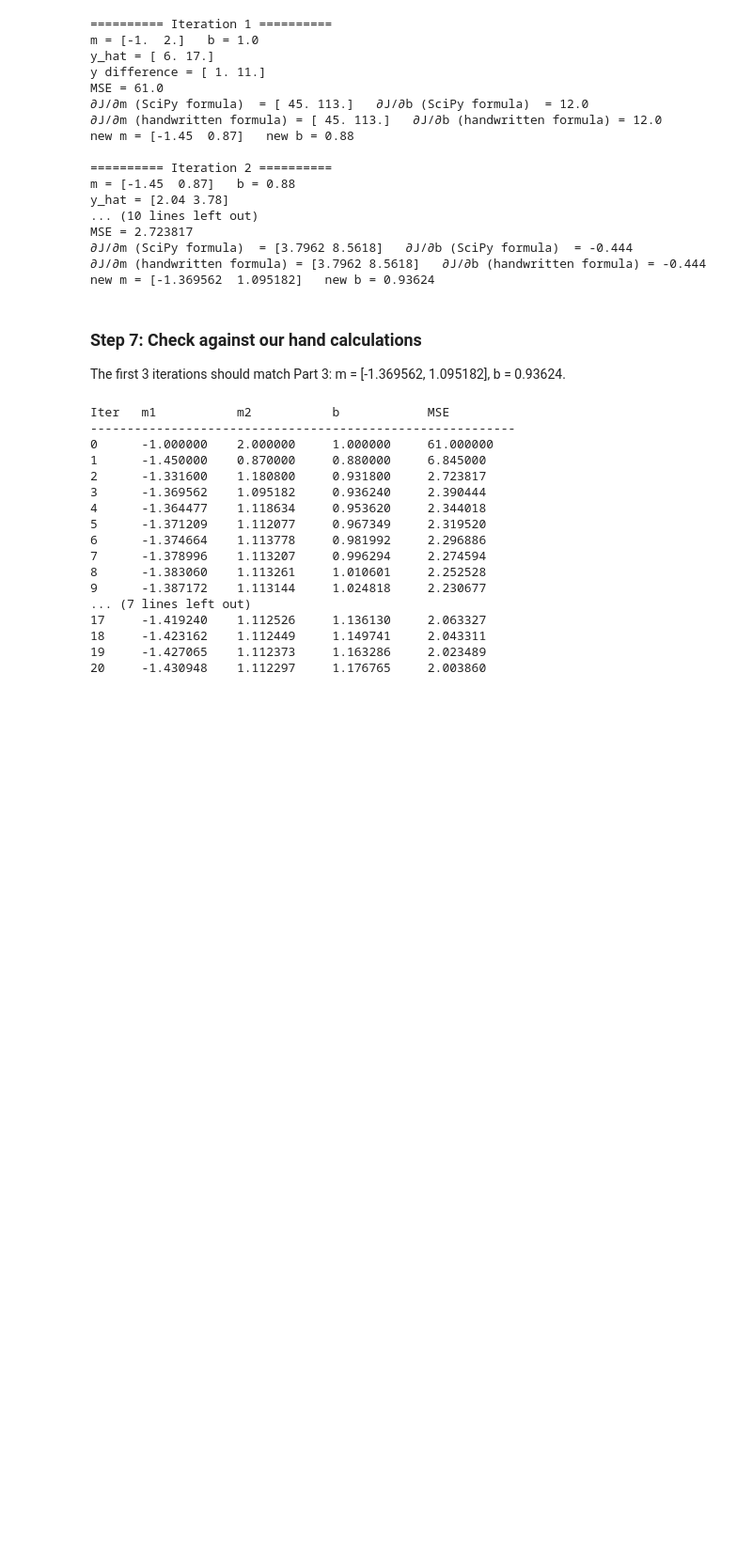
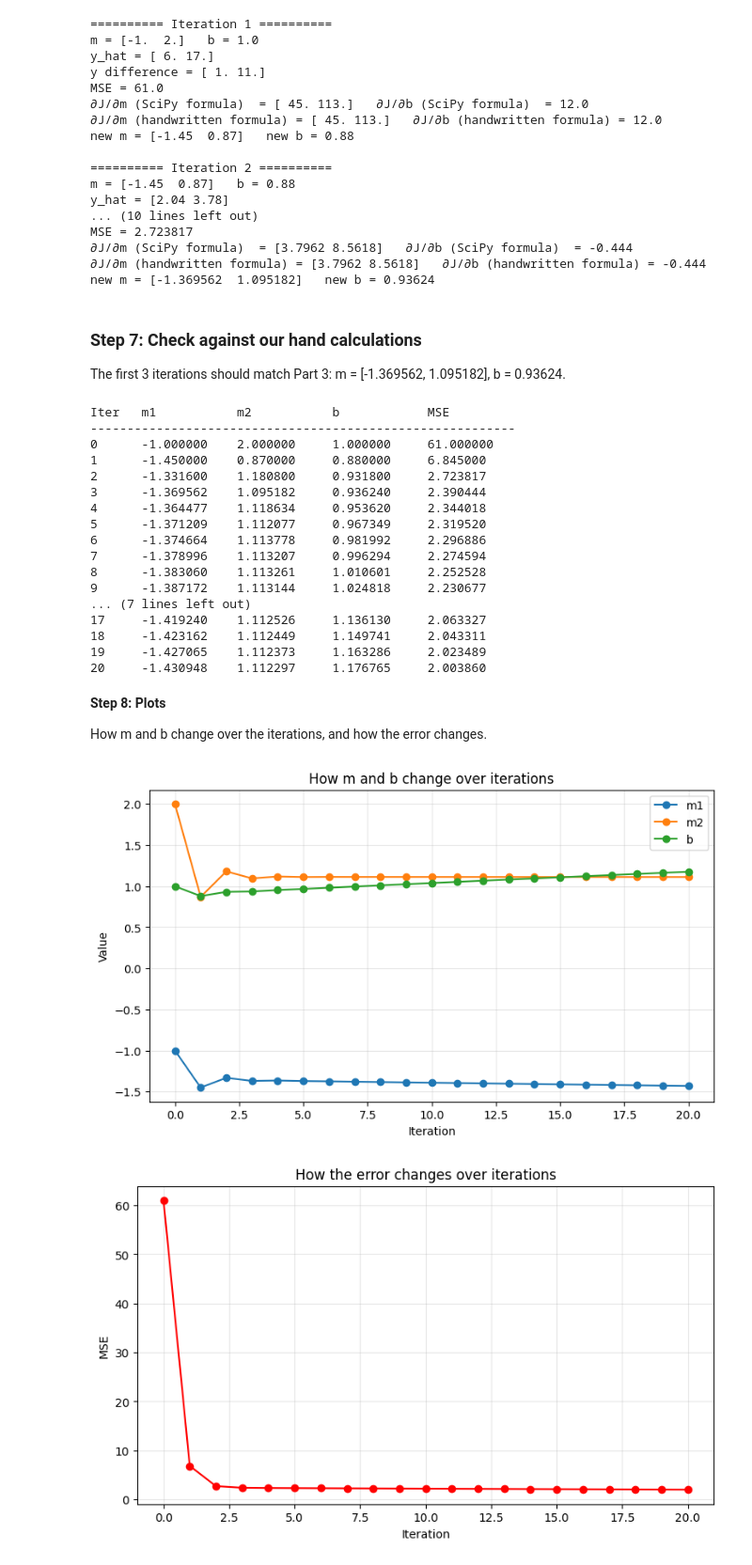
Before and after one commit to Bonesha-5/Group4_Formative3_Assignment, a Jupyter notebook: gradient_desent.ipynb, the cells around one changed output. Shown at 94% size. Drawn from its saved outputs; the diff is of its cells as text; code cells hidden in the pictures; blank space fills up the shorter version.

Commit message:
Add gradient descent plots and final predictions

```diff
--- a/gradient_desent.ipynb
+++ b/gradient_desent.ipynb
@@ -207,3 +207,33 @@ Iter   m1           m2           b            MSE
 18     -1.423162    1.112449     1.149741     2.043311
 19     -1.427065    1.112373     1.163286     2.023489
 20     -1.430948    1.112297     1.176765     2.003860
+# %% [markdown]
+**Step 8: Plots**
+
+How m and b change over the iterations, and how the error changes.
+# %%
+iterations = range(len(history["m1"]))
+
+# Plot 1: how m1, m2 and b change over the iterations
+plt.figure(figsize=(9, 5))
+plt.plot(iterations, history["m1"], marker="o", label="m1")
+plt.plot(iterations, history["m2"], marker="o", label="m2")
+plt.plot(iterations, history["b"], marker="o", label="b")
+plt.xlabel("Iteration")
+plt.ylabel("Value")
+plt.title("How m and b change over iterations")
+plt.legend()
+plt.grid(alpha=0.3)
+plt.show()
+
+# Plot 2: how the error (MSE) changes over the iterations
+plt.figure(figsize=(9, 5))
+plt.plot(iterations, history["error"], marker="o", color="red")
+plt.xlabel("Iteration")
+plt.ylabel("MSE")
+plt.title("How the error changes over iterations")
+plt.grid(alpha=0.3)
+plt.show()
+# %% [output]
+[figure, added]
+[figure, added]
```
Also changed, not shown: parts of 2 cells of this notebook.
